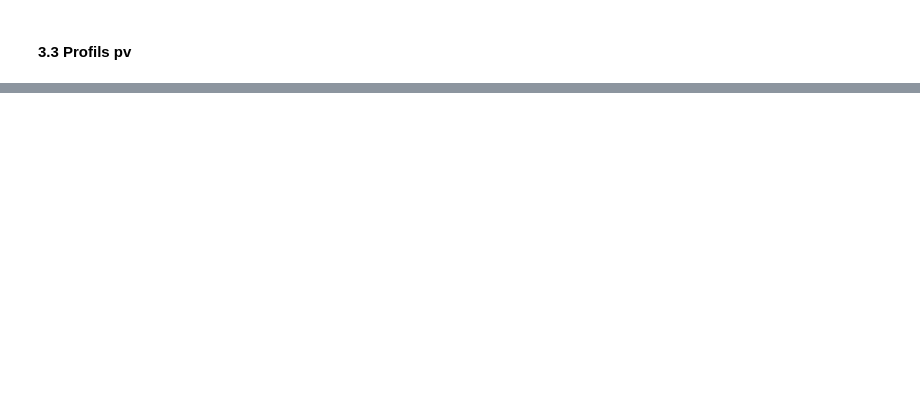
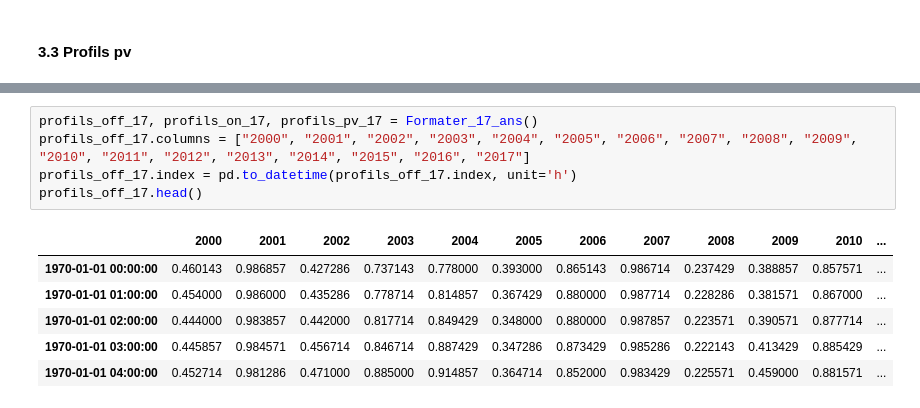
Before and after one commit to AmandineCapitaine/Projet_ENR, a Jupyter notebook: 6_profils_vre_dataframe.ipynb, the cells around one changed output, grey strips where cells are left out. Drawn from its saved outputs; the diff is of its cells as text; blank space fills up the shorter version.

```diff
--- a/6_profils_vre_dataframe.ipynb
+++ b/6_profils_vre_dataframe.ipynb
@@ -250,0 +306,12 @@ plt.show()
+# %%
+profils_off_17, profils_on_17, profils_pv_17 = Formater_17_ans()
+profils_off_17.columns = ["2000", "2001", "2002", "2003", "2004", "2005", "2006", "2007", "2008", "2009", "2010", "2011", "2012", "2013", "2014", "2015", "2016", "2017"]
+profils_off_17.index = pd.to_datetime(profils_off_17.index, unit='h')
+profils_off_17.head()
+# %% [output]
+|  | 2000 | 2001 | 2002 | 2003 | 2004 | 2005 | 2006 | 2007 | 2008 | 2009 | 2010 | ... |
+| 1970-01-01 00:00:00 | 0.460143 | 0.986857 | 0.427286 | 0.737143 | 0.778000 | 0.393000 | 0.865143 | 0.986714 | 0.237429 | 0.388857 | 0.857571 | ... |
+| 1970-01-01 01:00:00 | 0.454000 | 0.986000 | 0.435286 | 0.778714 | 0.814857 | 0.367429 | 0.880000 | 0.987714 | 0.228286 | 0.381571 | 0.867000 | ... |
+| 1970-01-01 02:00:00 | 0.444000 | 0.983857 | 0.442000 | 0.817714 | 0.849429 | 0.348000 | 0.880000 | 0.987857 | 0.223571 | 0.390571 | 0.877714 | ... |
+| 1970-01-01 03:00:00 | 0.445857 | 0.984571 | 0.456714 | 0.846714 | 0.887429 | 0.347286 | 0.873429 | 0.985286 | 0.222143 | 0.413429 | 0.885429 | ... |
+| 1970-01-01 04:00:00 | 0.452714 | 0.981286 | 0.471000 | 0.885000 | 0.914857 | 0.364714 | 0.852000 | 0.983429 | 0.225571 | 0.459000 | 0.881571 | ... |
```
Also changed, not shown: parts of 16 cells of this notebook.
